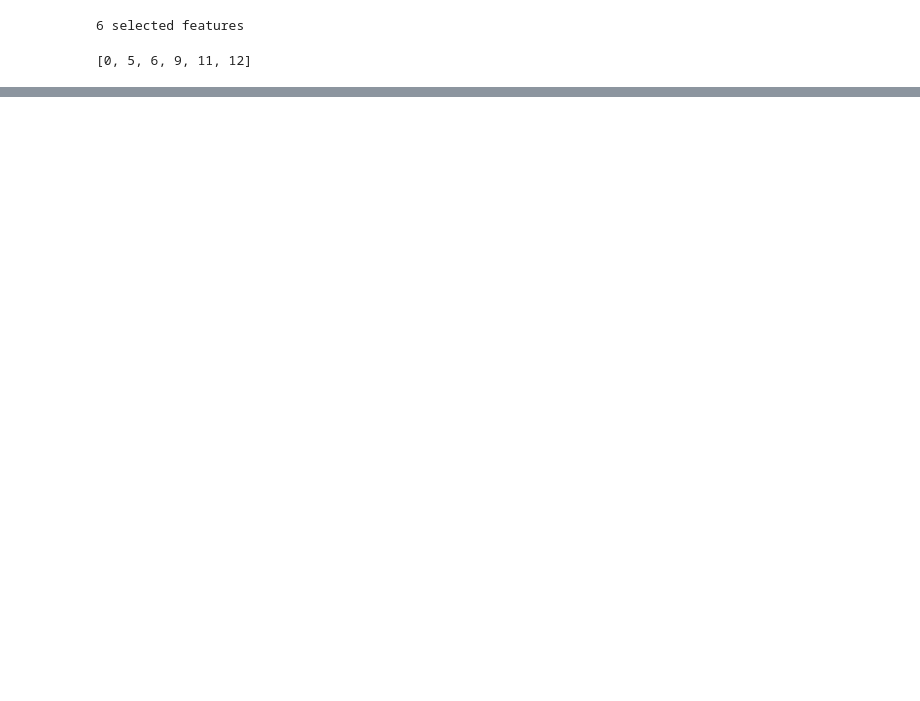
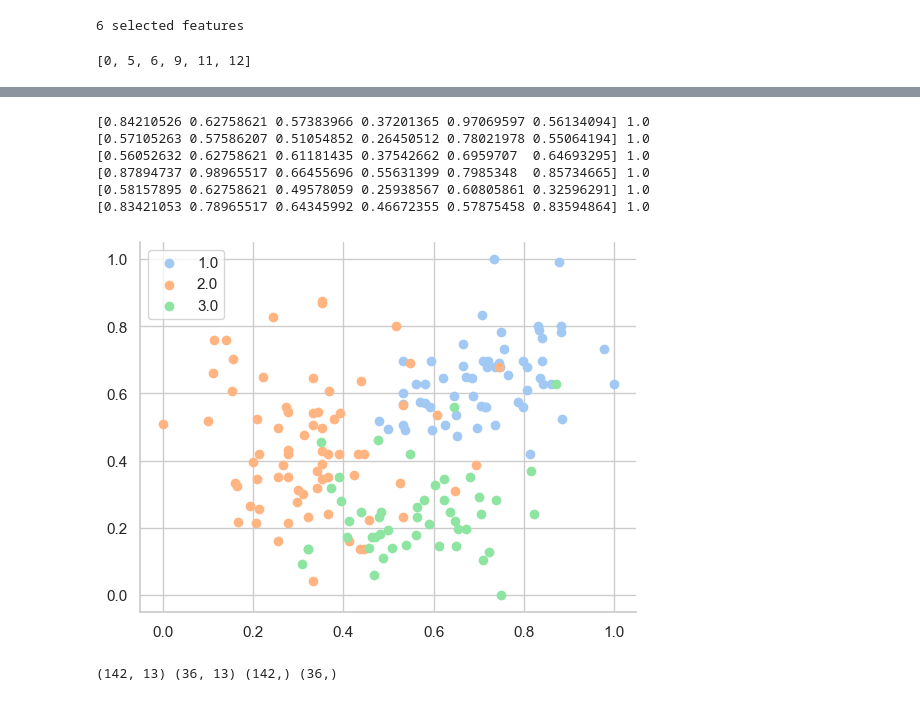
Before and after one commit to alecfei/classification_wine, a Jupyter notebook: wine classification.ipynb, the cells around one changed output, grey strips where cells are left out. Saved outputs shown, nothing was run; the diff lists cells and outputs as text; code cells hidden in the pictures; blank space fills up the shorter version.

```diff
--- a/wine classification.ipynb
+++ b/wine classification.ipynb
@@ -100,3 +176,6 @@ print(str(len(chi_feature)), 'selected features')
 print(chi_feature)
 # %% [output]
 [0, 5, 6, 9, 11, 12]
+# %%
+X_selected_6 = X_norm[:, [0, 5, 6, 9, 11, 12]]
+X_selected_6
@@ -102,0 +264,17 @@ print(chi_feature)
+# %%
+for i in range(6):
+    print(X_selected_6[i], y[i])
+# plot the dataset and color the by class label
+for label, _ in counter.items():
+    row_ix = where(y == label)[0]
+    plt.scatter(X_selected_6[row_ix, 0], X_selected_6[row_ix, 1], label=str(label))
+plt.legend()
+plt.show()
+# %% [output]
+[0.84210526 0.62758621 0.57383966 0.37201365 0.97069597 0.56134094] 1.0
+[0.57105263 0.57586207 0.51054852 0.26450512 0.78021978 0.55064194] 1.0
+[0.56052632 0.62758621 0.61181435 0.37542662 0.6959707  0.64693295] 1.0
+[0.87894737 0.98965517 0.66455696 0.55631399 0.7985348  0.85734665] 1.0
+[0.58157895 0.62758621 0.49578059 0.25938567 0.60805861 0.32596291] 1.0
+[0.83421053 0.78965517 0.64345992 0.46672355 0.57875458 0.83594864] 1.0
+[figure, added]
@@ -102,0 +289,4 @@ print(chi_feature)
+# %%
+print(X_train.shape, X_test.shape, y_train.shape, y_test.shape)
+# %% [output]
+(142, 13) (36, 13) (142,) (36,)
```
Also changed, not shown: parts of 20 cells of this notebook.
